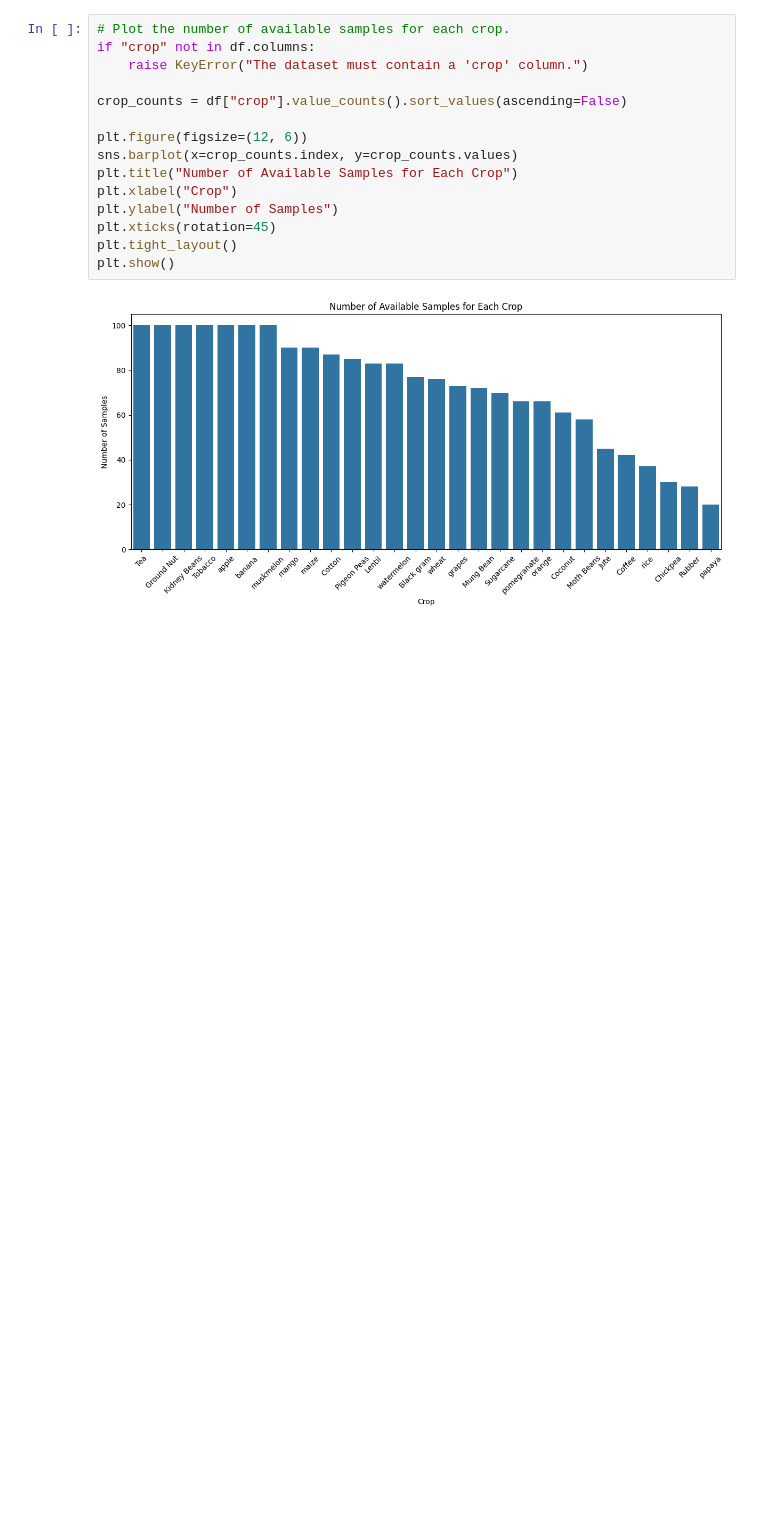
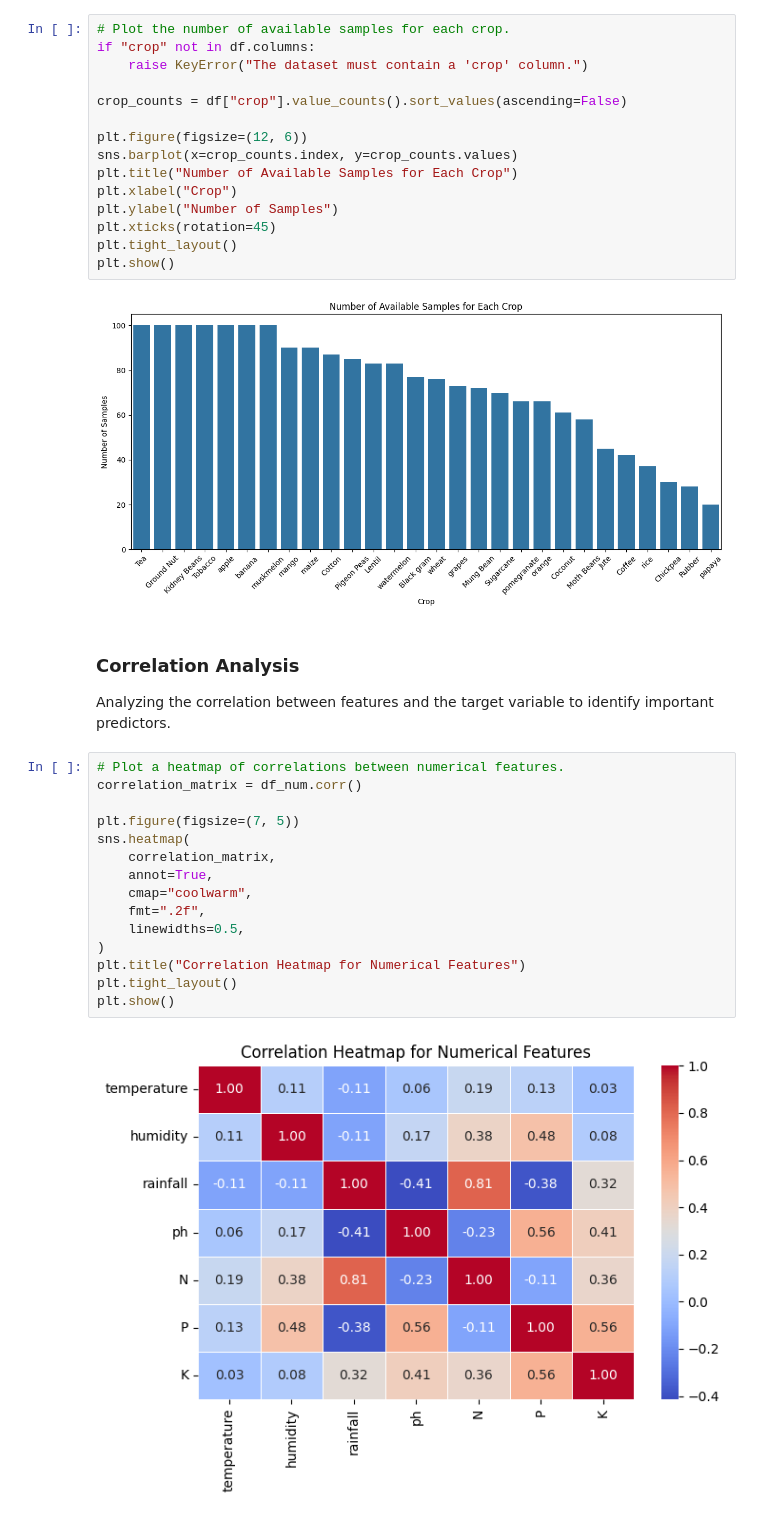
Before and after one commit to rishikeshpaulcode/Cropcom-AI, a Jupyter notebook: notebooks/crop-recommendation-notebook.ipynb, the cells around one changed output. Drawn from its saved outputs; the diff is of its cells as text; blank space fills up the shorter version.

```diff
--- a/notebooks/crop-recommendation-notebook.ipynb
+++ b/notebooks/crop-recommendation-notebook.ipynb
@@ -295,3 +296,23 @@ plt.tight_layout()
 plt.show()
 # %% [output]
 [figure]
+# %% [markdown]
+### Correlation Analysis
+Analyzing the correlation between features and the target variable to identify important predictors.
+# %%
+# Plot a heatmap of correlations between numerical features.
+correlation_matrix = df_num.corr()
+
+plt.figure(figsize=(7, 5))
+sns.heatmap(
+    correlation_matrix,
+    annot=True,
+    cmap="coolwarm",
+    fmt=".2f",
+    linewidths=0.5,
+)
+plt.title("Correlation Heatmap for Numerical Features")
+plt.tight_layout()
+plt.show()
+# %% [output]
+[figure, added]
```
Also changed, not shown: parts of 40 cells of this notebook.
